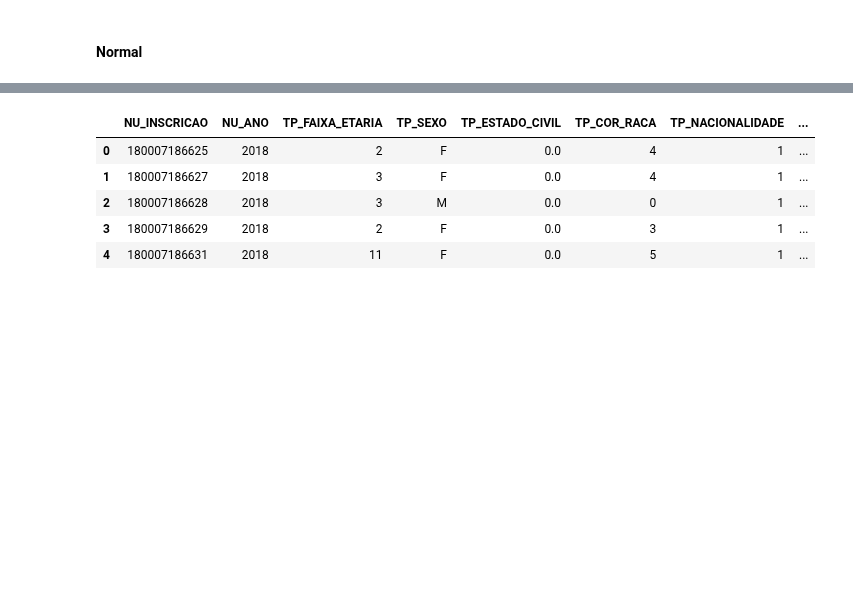
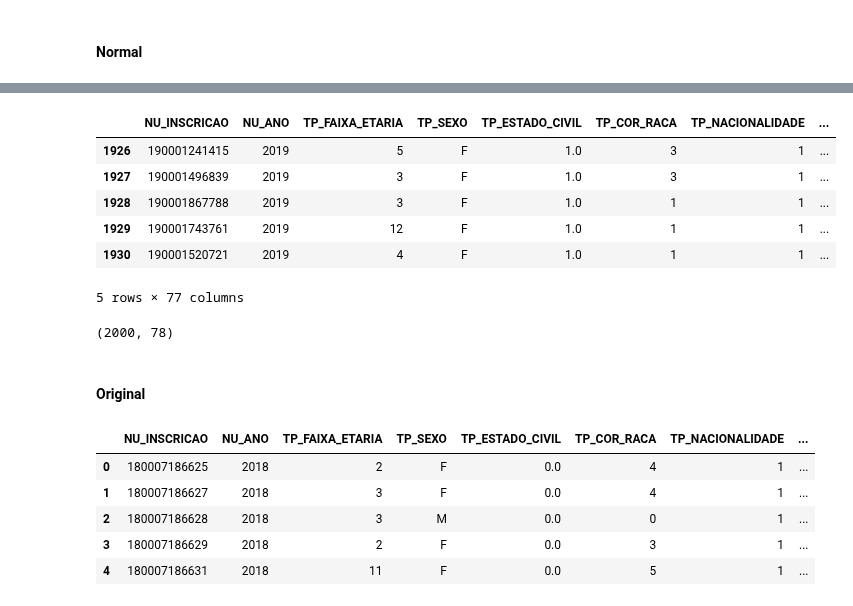
Before and after one commit to Bruno-Santana-Eco/Analise-de-Dados-ENEM, a Jupyter notebook: DataPrep.ipynb, the cells around one changed output, grey strips where cells are left out. Drawn from its saved outputs; the diff is of its cells as text; code cells hidden in the pictures; blank space fills up the shorter version.

```diff
--- a/DataPrep.ipynb
+++ b/DataPrep.ipynb
@@ -288,0 +273,3 @@ conn = sqlite3.connect('tb_enem.db')
+# %%
+df_enem = pd.concat([df_2018, df_2019], ignore_index=True)
+df_enem.shape
@@ -288,0 +288,14 @@ conn = sqlite3.connect('tb_enem.db')
+# %%
+df_enem.tail()
+# %% [output]
+|  | NU_INSCRICAO | NU_ANO | TP_FAIXA_ETARIA | TP_SEXO | TP_ESTADO_CIVIL | TP_COR_RACA | TP_NACIONALIDADE | ... |
+| 1926 | 190001241415 | 2019 | 5 | F | 1.0 | 3 | 1 | ... |
+| 1927 | 190001496839 | 2019 | 3 | F | 1.0 | 3 | 1 | ... |
+| 1928 | 190001867788 | 2019 | 3 | F | 1.0 | 1 | 1 | ... |
+| 1929 | 190001743761 | 2019 | 12 | F | 1.0 | 1 | 1 | ... |
+| 1930 | 190001520721 | 2019 | 4 | F | 1.0 | 1 | 1 | ... |
+5 rows × 77 columns
+# %%
+df_enem.shape
+# %% [output]
+(2000, 78)
@@ -289,3 +304,5 @@ conn = sqlite3.connect('tb_enem.db')
+# %% [markdown]
+#### Original
 # %%
 # DATA PREP
 notas = df_enem.columns[(df_enem.columns.str.contains('NU_NOTA_')) & (~df_enem.columns.str.contains('NU_NOTA_COMP'))].tolist()
```
Also changed, not shown: parts of 15 cells of this notebook, 3 other files.
